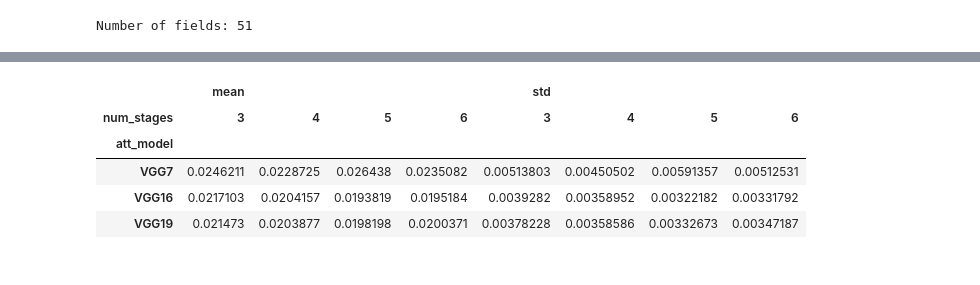
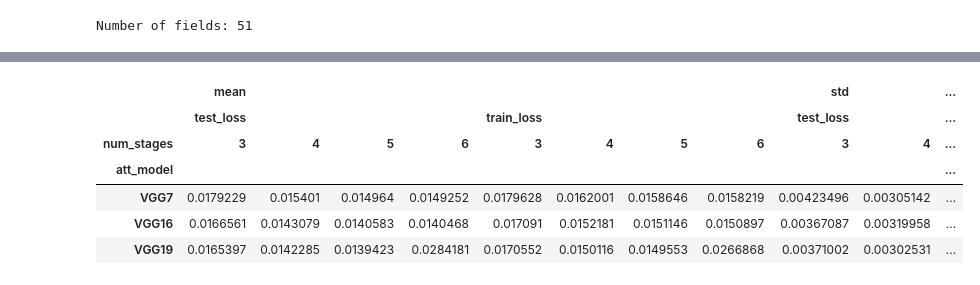
Before and after one commit to sadaqatali2027/SeismicPro-1, a Jupyter notebook: Ground_Roll/models/2_research_unet_att_params_branches_depth.ipynb, the cells around one changed output, grey strips where cells are left out. Drawn from its saved outputs; the diff is of its cells as text; code cells hidden in the pictures.

Commit message:
recalculated research 2

```diff
--- a/Ground_Roll/models/2_research_unet_att_params_branches_depth.ipynb
+++ b/Ground_Roll/models/2_research_unet_att_params_branches_depth.ipynb
@@ -84,7 +78,7 @@ model_config = {
     'inputs': dict(trace_raw={'shape': (3000, 1)},
                    lift={'name': 'targets', 'shape': (3000, 1)}),
     'loss': (attention_loss_gauss, {'balance': 0.05}),
-    'optimizer': ('Adam', {'learning_rate': 0.00001}),
+    'optimizer': ('Adam', {'learning_rate': 0.0001}),
     'common/data_format': 'channels_last',
     'common/main_base_class': UNet,
     'common/att_base_class': C('att_model'),
@@ -159,8 +153,8 @@ def save_model(iteration, experiment, pipeline, model_name, path='./', **kwargs)
     return path
 # %%
 BATCH_SIZE=64
-ITERATIONS=1200
-TEST_EXECUTE_FREQ=120
+ITERATIONS=1800
+TEST_EXECUTE_FREQ=100
 # %%
 def exp_stack(x):
     return np.expand_dims(np.vstack(x), -1)
@@ -168,11 +162,11 @@ def exp_stack(x):
 def make_data(batch, **kwagrs):
     return {'trace_raw': exp_stack(batch.raw), 'lift': exp_stack(batch.lift)}
 
-def make_data_inference(batch, **kwagrs):
-    return {"feed_dict": make_data(batch, **kwagrs)}
+# def make_data_inference(batch, **kwagrs):
+#     return {"feed_dict": make_data(batch, **kwagrs)}
 
 
-train_template = (train_set.p
+train_template = (Pipeline()
                   .load(components=('raw', 'lift'), fmt='segy', tslice=np.arange(3000))
                   .init_model('dynamic', UnetAttParams, name='unet', config=model_config)
                   .init_variable('train_loss')
@@ -180,10 +174,11 @@ train_template = (train_set.p
                   .run_later(BATCH_SIZE, shuffle=True, n_epochs=None)
                  )
 
-test_template = (test_set.p
+test_template = (Pipeline()
+                 .load(components=('raw', 'lift'), fmt='segy', tslice=np.arange(3000))
                  .init_variable('test_loss')
                  .import_model('unet', C('import_from'))
-                 .predict_model('unet', make_data=make_data_inference, fetches='loss', save_to=V('test_loss'))
+                 .predict_model('unet', make_data=make_data, fetches='loss_step_main', save_to=V('test_loss'))
                  .run_later(BATCH_SIZE, shuffle=True, n_epochs=1))
 # %%
 !rm -r 2_research_res
@@ -193,16 +190,15 @@ test_template = (test_set.p
 res_name = '2_research_res'
 
 research = (Research()
-            .add_pipeline(train_template, #dataset=train_set, part='train',
+            .add_pipeline(train_template, dataset=train_set, part='train',
                           variables='train_loss', name='train_ppl')
-#             .add_pipeline(test_template, #dataset=train_set, part='test',
-#                           variables='test_loss', name='test_ppl',
-#                           execute=TEST_EXECUTE_FREQ, run=True, import_from='train_ppl')
-            .add_function(save_model, returns='snapshot_path', name='save_model_fn', logging=True,
-                          execute='last', pipeline='train_ppl', model_name='unet', path='./2_saved_models/noise_dataset_1')
+            .add_pipeline(test_template, dataset=train_set, part='test',
+                          variables='test_loss', name='test_ppl',
+                          execute=TEST_EXECUTE_FREQ, run=True, import_from='train_ppl')
+#             .add_function(save_model, returns='snapshot_path', name='save_model_fn', logging=True,
+#                           execute='last', pipeline='train_ppl', model_name='unet', path='./2_saved_models/noise_dataset_1')
             .add_grid(grid))
 
-research.run(n_reps=3, n_iters=ITERATIONS, #n_splits=3,
-             name=res_name, bar=True, gpu=[7])
+research.run(n_iters=ITERATIONS, n_splits=3, name=res_name, bar=True, gpu=[7])
 # %% [output]
 Research 2_research_res is starting...
@@ -258,10 +276,14 @@ res2.head()
 # %%
-(res2[res2.iteration >= 1000].pivot_table(index='att_model', columns='num_stages', values='train_loss', aggfunc=['mean', 'std']).loc[['VGG7', 'VGG16', 'VGG19']]
- .style.background_gradient(axis=None, cmap='cool', subset=['mean']).background_gradient(axis=None, cmap='cool', subset=['std']))
+(res2[res2.iteration >= 1500]
+ .pivot_table(index='att_model', columns='num_stages', values=['train_loss', 'test_loss'], aggfunc=['mean', 'std'])
+ .loc[['VGG7', 'VGG16', 'VGG19']]
+ .style.background_gradient(axis=None, cmap='cool', subset=['mean'])
+ .background_gradient(axis=None, cmap='cool', subset=['std']))
 # %% [output]
-|  | mean |  |  |  | std |  |  |  |
-| num_stages | 3 | 4 | 5 | 6 | 3 | 4 | 5 | 6 |
-| att_model |  |  |  |  |  |  |  |  |
-| VGG7 | 0.0246211 | 0.0228725 | 0.026438 | 0.0235082 | 0.00513803 | 0.00450502 | 0.00591357 | 0.00512531 |
-| VGG16 | 0.0217103 | 0.0204157 | 0.0193819 | 0.0195184 | 0.0039282 | 0.00358952 | 0.00322182 | 0.00331792 |
-| VGG19 | 0.021473 | 0.0203877 | 0.0198198 | 0.0200371 | 0.00378228 | 0.00358586 | 0.00332673 | 0.00347187 |
+|  | mean |  |  |  |  |  |  |  | std |  | ... |
+|  | test_loss |  |  |  | train_loss |  |  |  | test_loss |  | ... |
+| num_stages | 3 | 4 | 5 | 6 | 3 | 4 | 5 | 6 | 3 | 4 | ... |
+| att_model |  |  |  |  |  |  |  |  |  |  | ... |
+| VGG7 | 0.0179229 | 0.015401 | 0.014964 | 0.0149252 | 0.0179628 | 0.0162001 | 0.0158646 | 0.0158219 | 0.00423496 | 0.00305142 | ... |
+| VGG16 | 0.0166561 | 0.0143079 | 0.0140583 | 0.0140468 | 0.017091 | 0.0152181 | 0.0151146 | 0.0150897 | 0.00367087 | 0.00319958 | ... |
+| VGG19 | 0.0165397 | 0.0142285 | 0.0139423 | 0.0284181 | 0.0170552 | 0.0150116 | 0.0149553 | 0.0266868 | 0.00371002 | 0.00302531 | ... |
```
Also changed, not shown: parts of 13 cells of this notebook.
